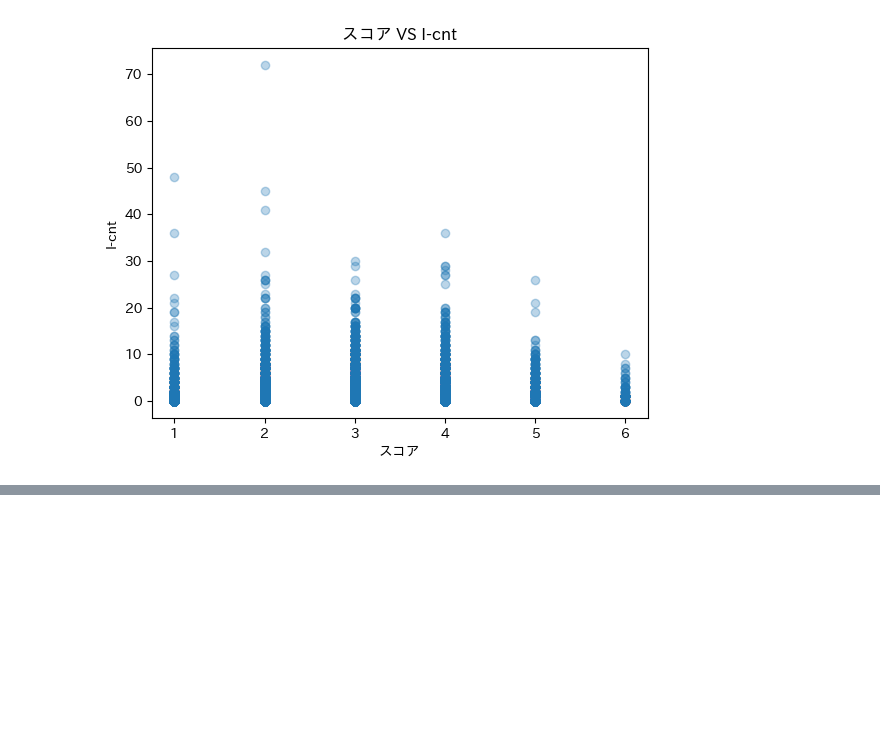
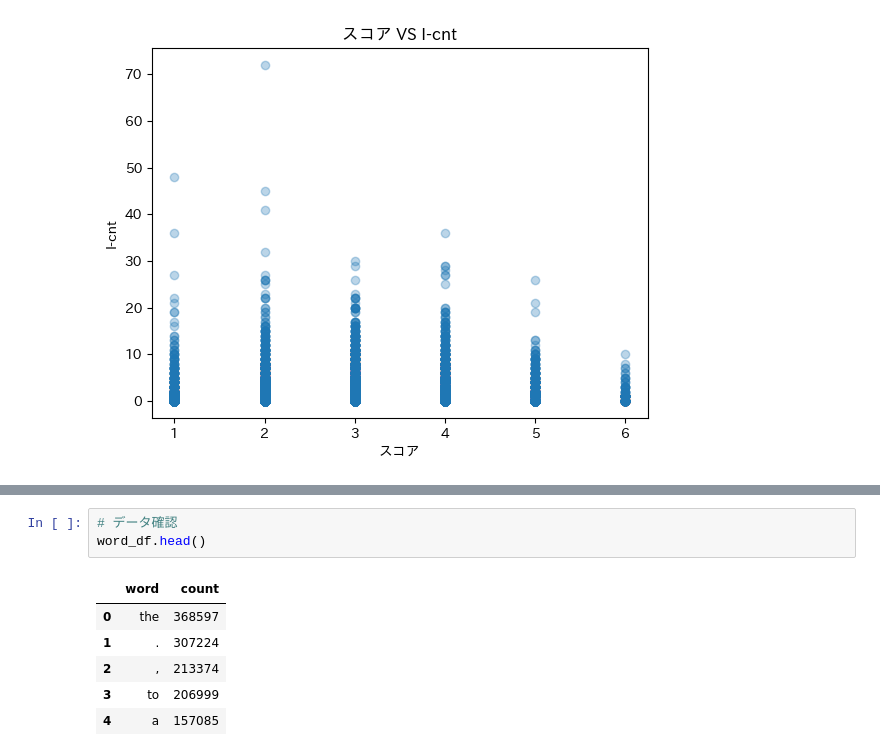
Before and after one commit to okmttkm/datascience_training, a Jupyter notebook: visualize.ipynb, the cells around one changed output, grey strips where cells are left out. Drawn from its saved outputs; the diff is of its cells as text; blank space fills up the shorter version.

```diff
--- a/visualize.ipynb
+++ b/visualize.ipynb
@@ -88,0 +144,10 @@ plt.show()
+# %%
+# データ確認
+word_df.head()
+# %% [output]
+|  | word | count |
+| 0 | the | 368597 |
+| 1 | . | 307224 |
+| 2 | , | 213374 |
+| 3 | to | 206999 |
+| 4 | a | 157085 |
```
Also changed, not shown: parts of 20 cells of this notebook, 1 other file.
